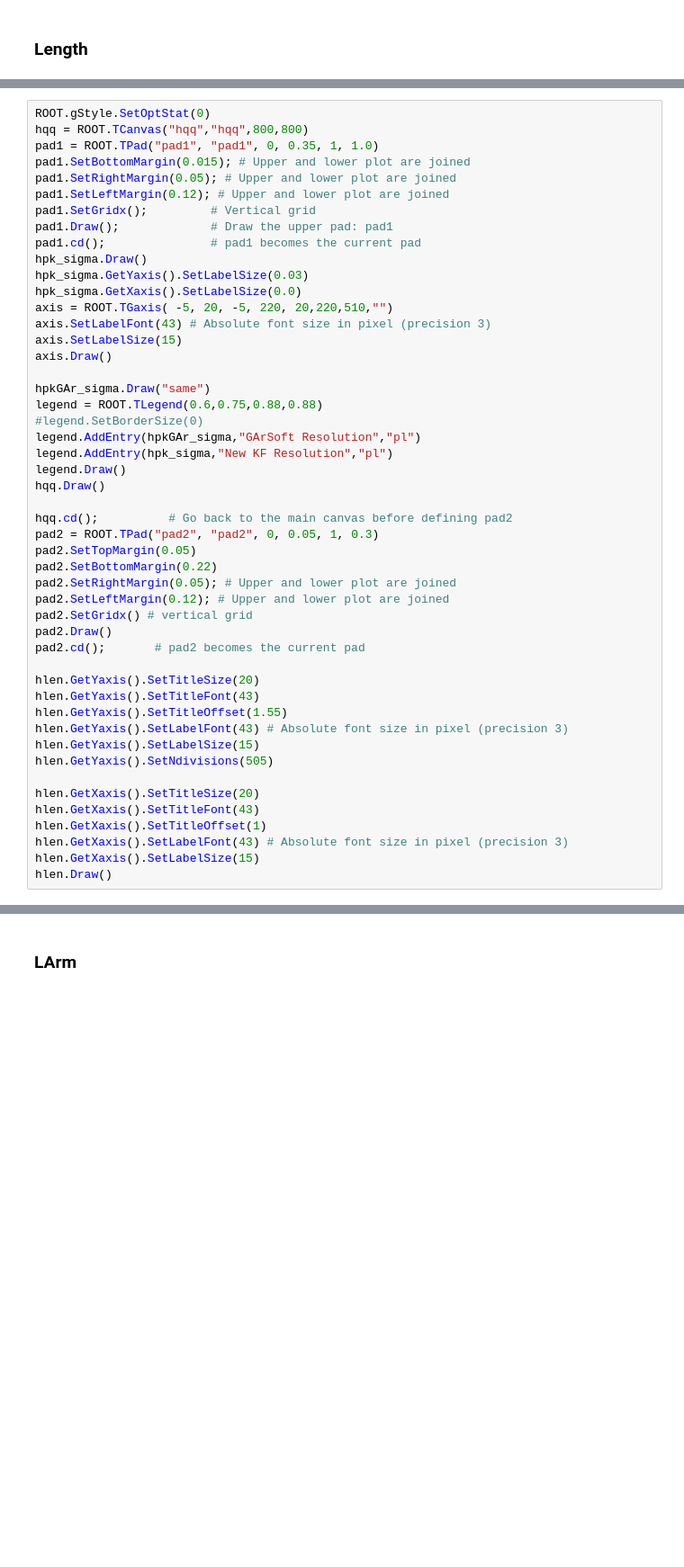
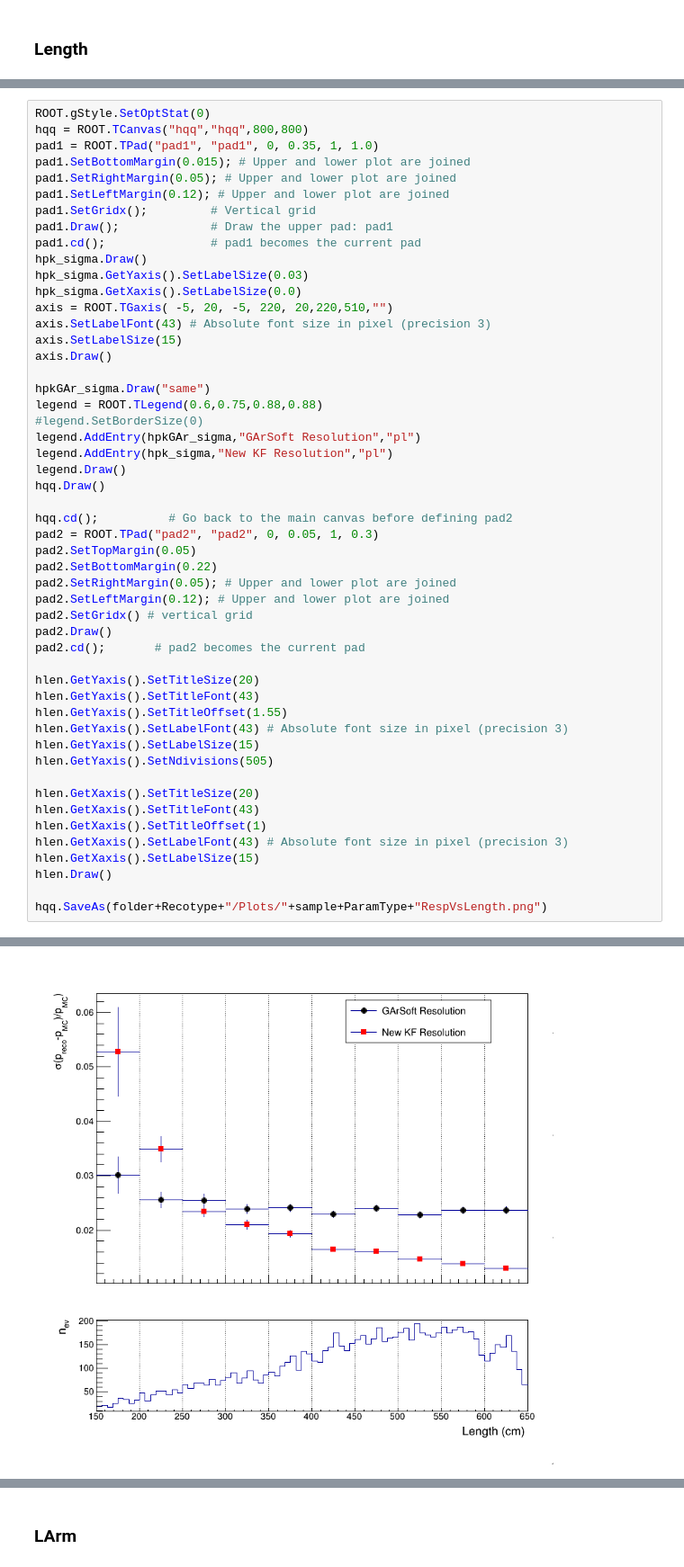
Before and after one commit to Trenchcoat95/ConvertMC, a Jupyter notebook: CheckResiduals.ipynb, the cells around one changed output, grey strips where cells are left out. Shown at 90% size. Cells and saved outputs as stored; diff of their text form; blank space fills up the shorter version.

```diff
--- a/CheckResiduals.ipynb
+++ b/CheckResiduals.ipynb
@@ -224,3 +390,6 @@ hlen.GetXaxis().SetTitleOffset(1)
 hlen.GetXaxis().SetLabelFont(43) # Absolute font size in pixel (precision 3)
 hlen.GetXaxis().SetLabelSize(15)
 hlen.Draw()
+
+hqq.SaveAs(folder+Recotype+"/Plots/"+sample+ParamType+"RespVsLength.png")
+# %% [output]
@@ -226,0 +398 @@ hlen.Draw()
+[figure, added]
```
Also changed, not shown: parts of 29 cells of this notebook, 1 other file.
